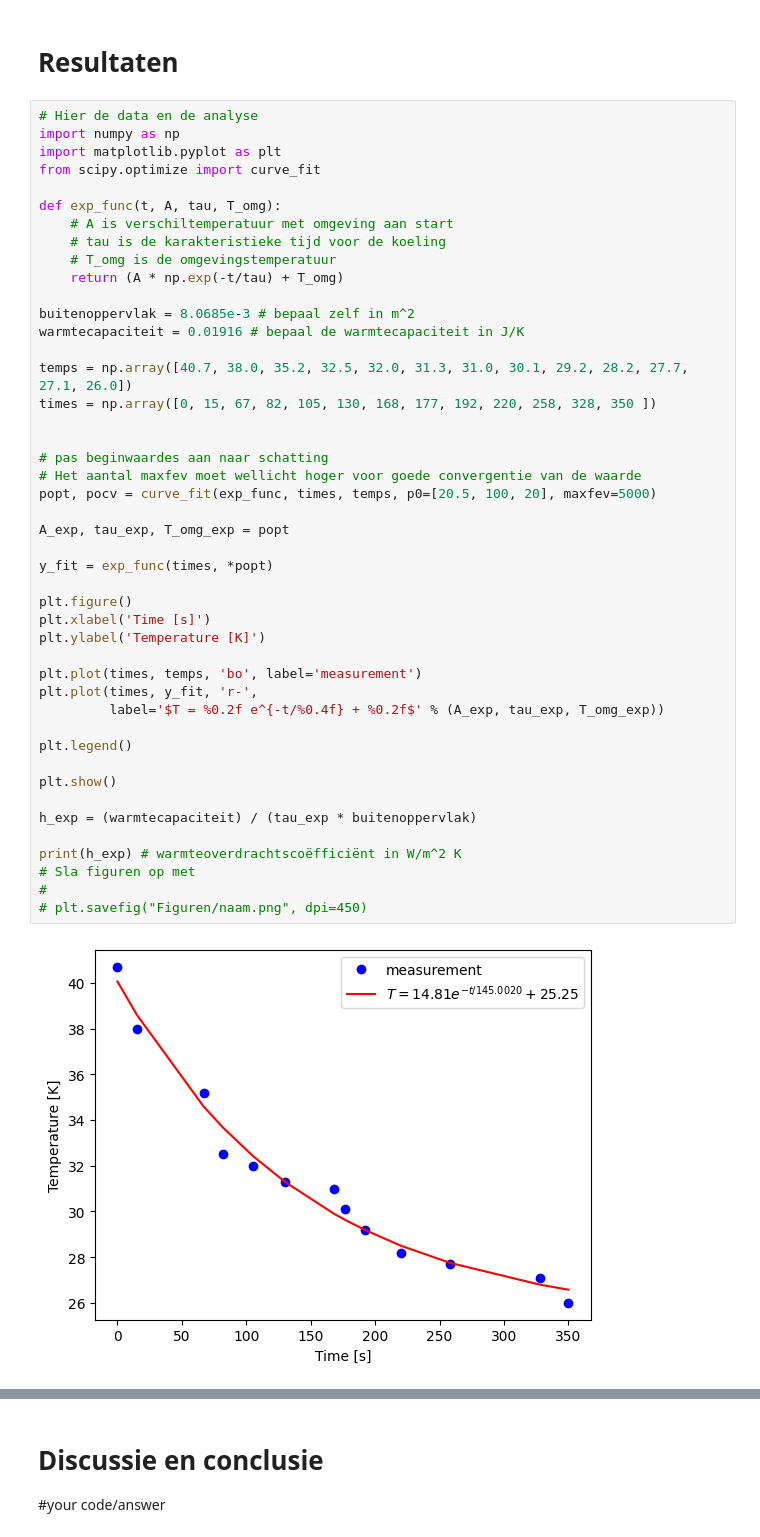
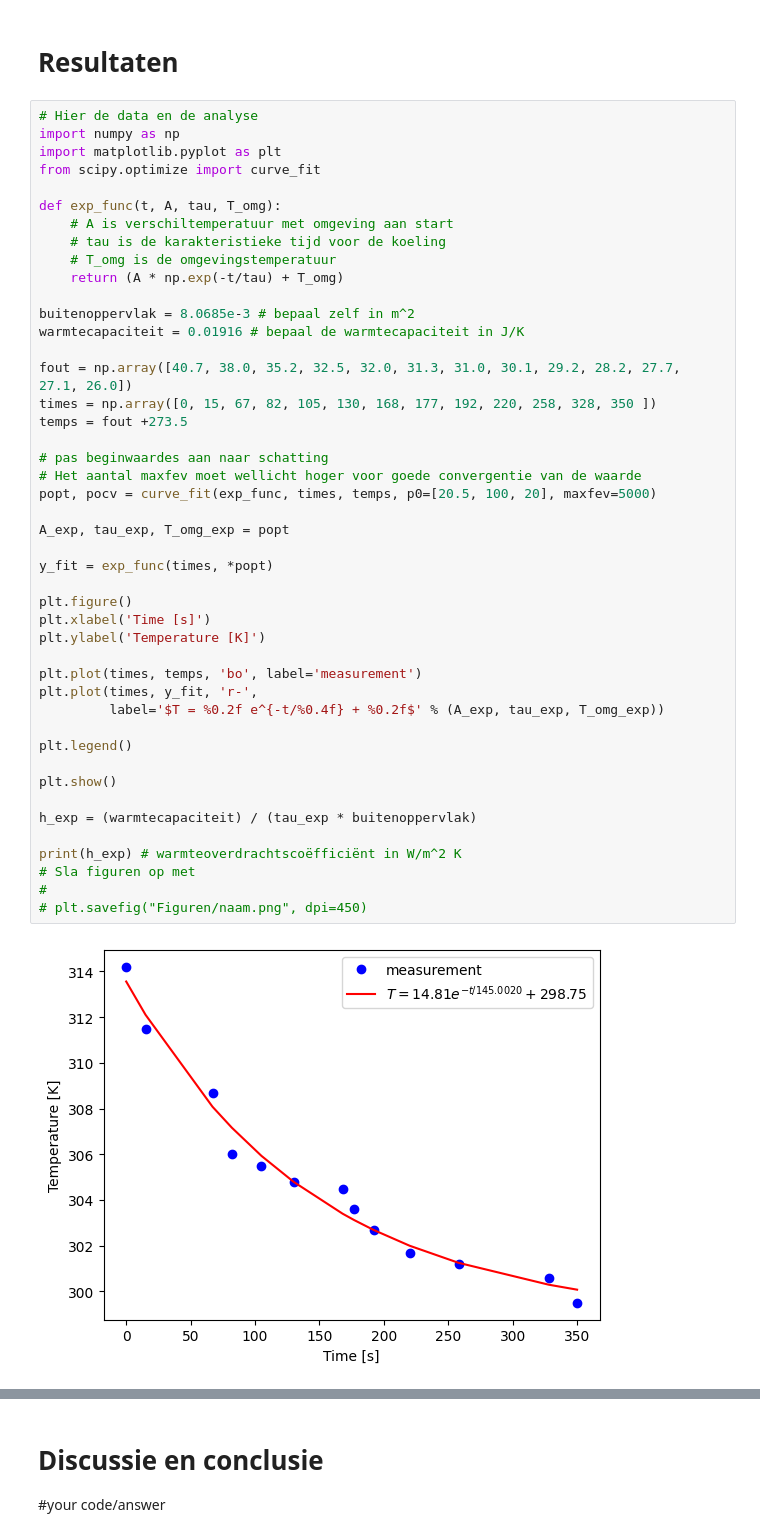
Before and after one commit to fienecg-arch/Fiene-en-Thomas, a Jupyter notebook: Content/Labs/koelbuis.ipynb, the cells around one changed output, grey strips where cells are left out. Drawn from its saved outputs; the diff is of its cells as text.

```diff
--- a/Content/Labs/koelbuis.ipynb
+++ b/Content/Labs/koelbuis.ipynb
@@ -179,35 +179,35 @@ def exp_func(t, A, tau, T_omg):
 buitenoppervlak = 8.0685e-3 # bepaal zelf in m^2
 warmtecapaciteit = 0.01916 # bepaal de warmtecapaciteit in J/K
 
-temps = np.array([40.7, 38.0, 35.2, 32.5, 32.0, 31.3, 31.0, 30.1, 29.2, 28.2, 27.7, 27.1, 26.0])
+fout = np.array([40.7, 38.0, 35.2, 32.5, 32.0, 31.3, 31.0, 30.1, 29.2, 28.2, 27.7, 27.1, 26.0])
 times = np.array([0, 15, 67, 82, 105, 130, 168, 177, 192, 220, 258, 328, 350 ])
-
+temps = fout +273.5
 
 # pas beginwaardes aan naar schatting
 # Het aantal maxfev moet wellicht hoger voor goede convergentie van de waarde
 popt, pocv = curve_fit(exp_func, times, temps, p0=[20.5, 100, 20], maxfev=5000)
 
 A_exp, tau_exp, T_omg_exp = popt
 
 y_fit = exp_func(times, *popt)
 
 plt.figure()
 plt.xlabel('Time [s]')
 plt.ylabel('Temperature [K]')
 
 plt.plot(times, temps, 'bo', label='measurement')
 plt.plot(times, y_fit, 'r-',
          label='$T = %0.2f e^{-t/%0.4f} + %0.2f$' % (A_exp, tau_exp, T_omg_exp))
 
 plt.legend()
 
 plt.show()
 
 h_exp = (warmtecapaciteit) / (tau_exp * buitenoppervlak)
 
 print(h_exp) # warmteoverdrachtscoëfficiënt in W/m^2 K
 # Sla figuren op met
 #
 # plt.savefig("Figuren/naam.png", dpi=450)
 # %% [output]
-[figure, old version]
+[figure, new version]
```
Also changed, not shown: parts of 2 cells of this notebook, 2 other files.
